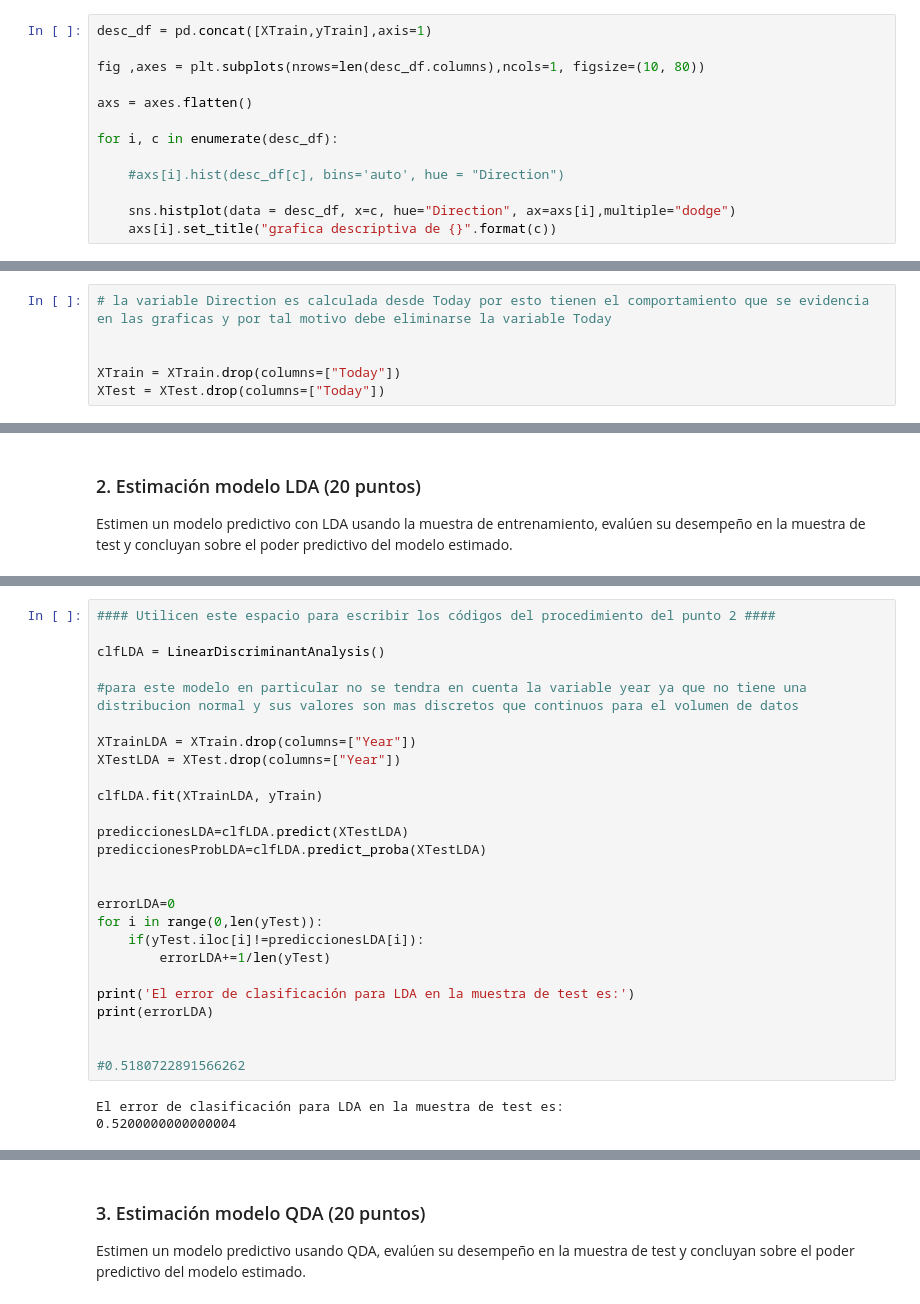
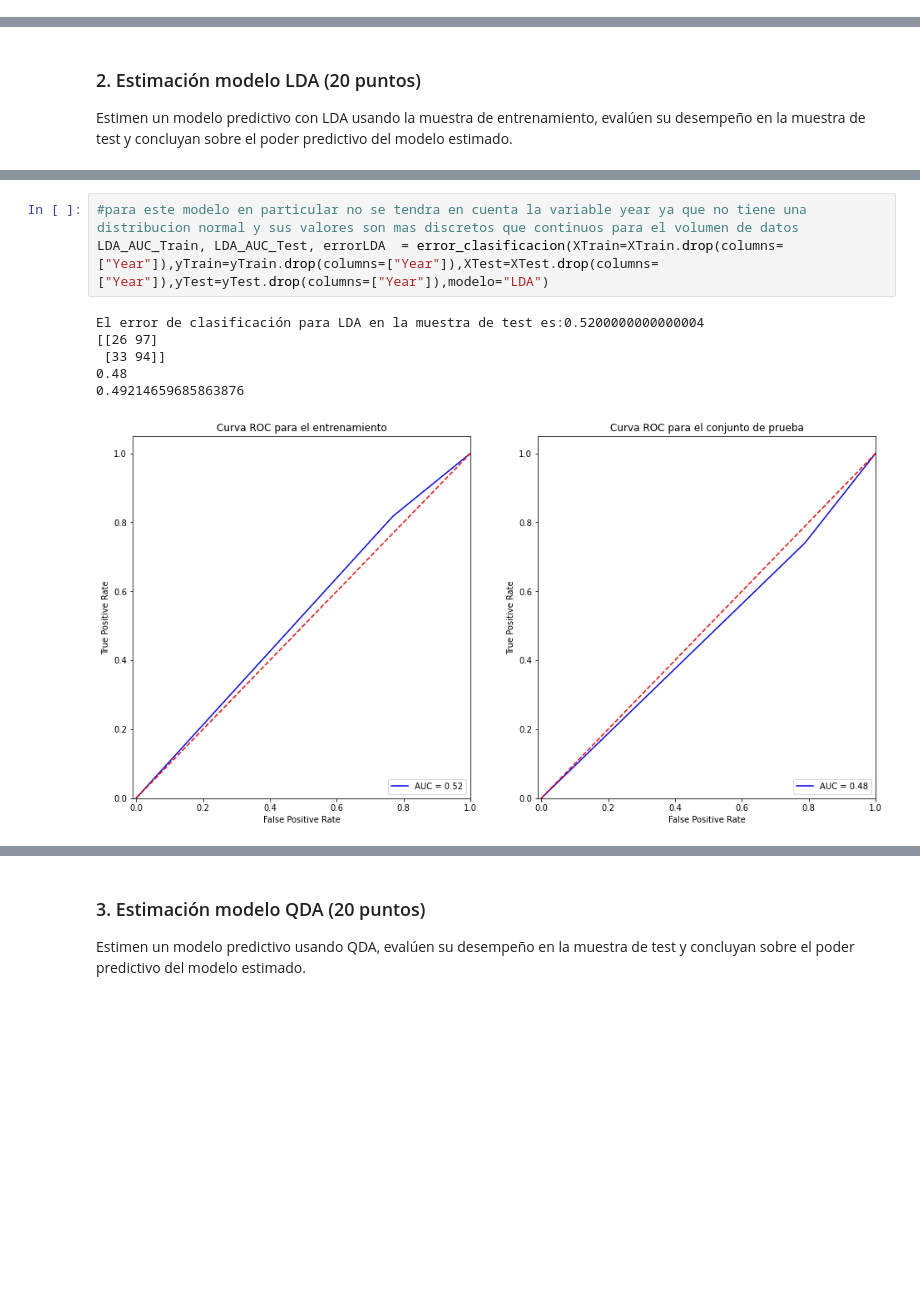
Before and after one commit to paulguz261/MIAD_20231_intro_machine_learning_grupal, a Jupyter notebook: week3/Caso implementación de modelos de clasificación lineales.ipynb, the cells around one changed output, grey strips where cells are left out. Drawn from its saved outputs; the diff is of its cells as text; blank space fills up the shorter version.

```diff
--- a/week3/Caso implementación de modelos de clasificación lineales.ipynb
+++ b/week3/Caso implementación de modelos de clasificación lineales.ipynb
@@ -155,13 +294,0 @@ for i, c in enumerate(desc_df):
-# %%
-desc_df = pd.concat([XTrain,yTrain],axis=1)
-
-fig ,axes = plt.subplots(nrows=len(desc_df.columns),ncols=1, figsize=(10, 80))
-
-axs = axes.flatten()
-
-for i, c in enumerate(desc_df):
-
-    #axs[i].hist(desc_df[c], bins='auto', hue = "Direction")
-
-    sns.histplot(data = desc_df, x=c, hue="Direction", ax=axs[i],multiple="dodge")
-    axs[i].set_title("grafica descriptiva de {}".format(c))
@@ -170,6 +294,0 @@ for i, c in enumerate(desc_df):
-# %%
-# la variable Direction es calculada desde Today por esto tienen el comportamiento que se evidencia en las graficas y por tal motivo debe eliminarse la variable Today
-
-
-XTrain = XTrain.drop(columns=["Today"])
-XTest = XTest.drop(columns=["Today"])
@@ -181,29 +358,10 @@ Estimen un modelo predictivo con LDA usando la muestra de entrenamiento, evalúe
 # %%
-#### Utilicen este espacio para escribir los códigos del procedimiento del punto 2 ####
-
-clfLDA = LinearDiscriminantAnalysis()
-
 #para este modelo en particular no se tendra en cuenta la variable year ya que no tiene una distribucion normal y sus valores son mas discretos que continuos para el volumen de datos
-
-XTrainLDA = XTrain.drop(columns=["Year"])
-XTestLDA = XTest.drop(columns=["Year"])
-
-clfLDA.fit(XTrainLDA, yTrain)
-
-prediccionesLDA=clfLDA.predict(XTestLDA)
-prediccionesProbLDA=clfLDA.predict_proba(XTestLDA)
-
-
-errorLDA=0
-for i in range(0,len(yTest)):
-    if(yTest.iloc[i]!=prediccionesLDA[i]):
-        errorLDA+=1/len(yTest)
-
-print('El error de clasificación para LDA en la muestra de test es:')
-print(errorLDA)
-
-
-#0.5180722891566262
+LDA_AUC_Train, LDA_AUC_Test, errorLDA  = error_clasificacion(XTrain=XTrain.drop(columns=["Year"]),yTrain=yTrain.drop(columns=["Year"]),XTest=XTest.drop(columns=["Year"]),yTest=yTest.drop(columns=["Year"]),modelo="LDA")
 # %% [output]
-El error de clasificación para LDA en la muestra de test es:
-0.5200000000000004
+El error de clasificación para LDA en la muestra de test es:0.5200000000000004
+[[26 97]
+ [33 94]]
+0.48
+0.49214659685863876
+[figure, added]
```
Also changed, not shown: parts of 56 cells of this notebook, 2 other files.
